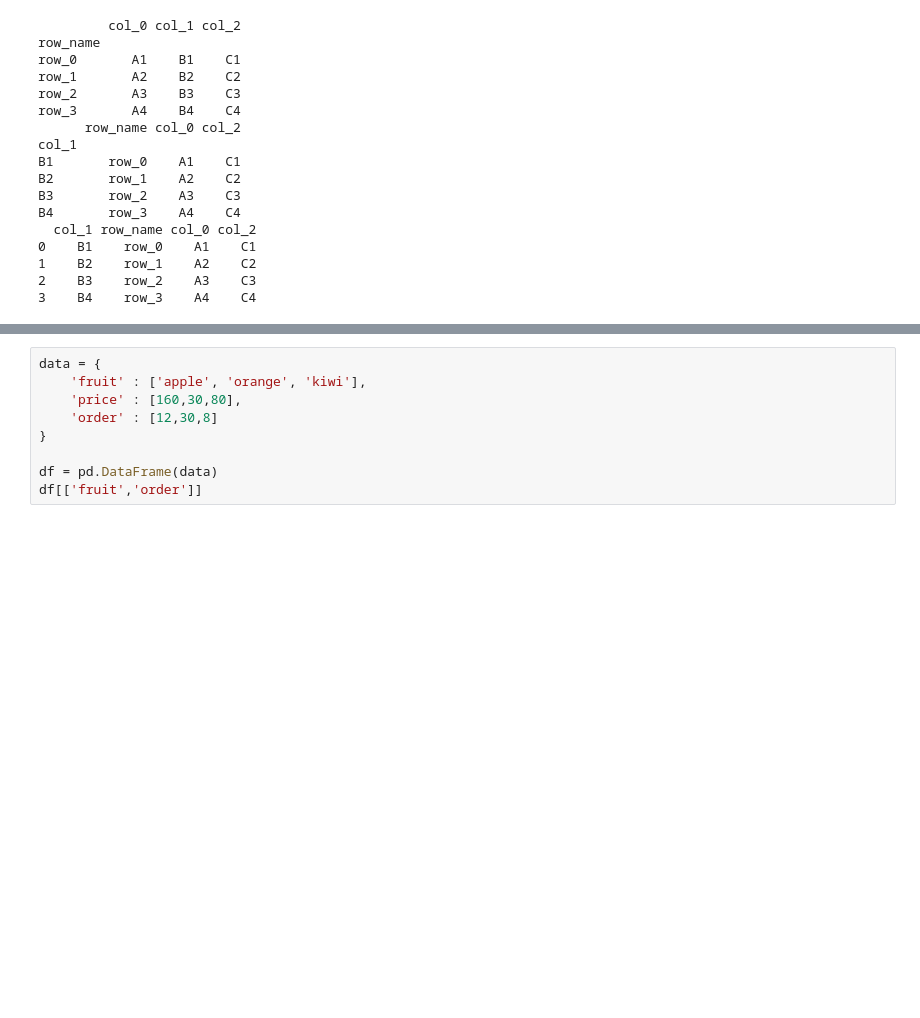
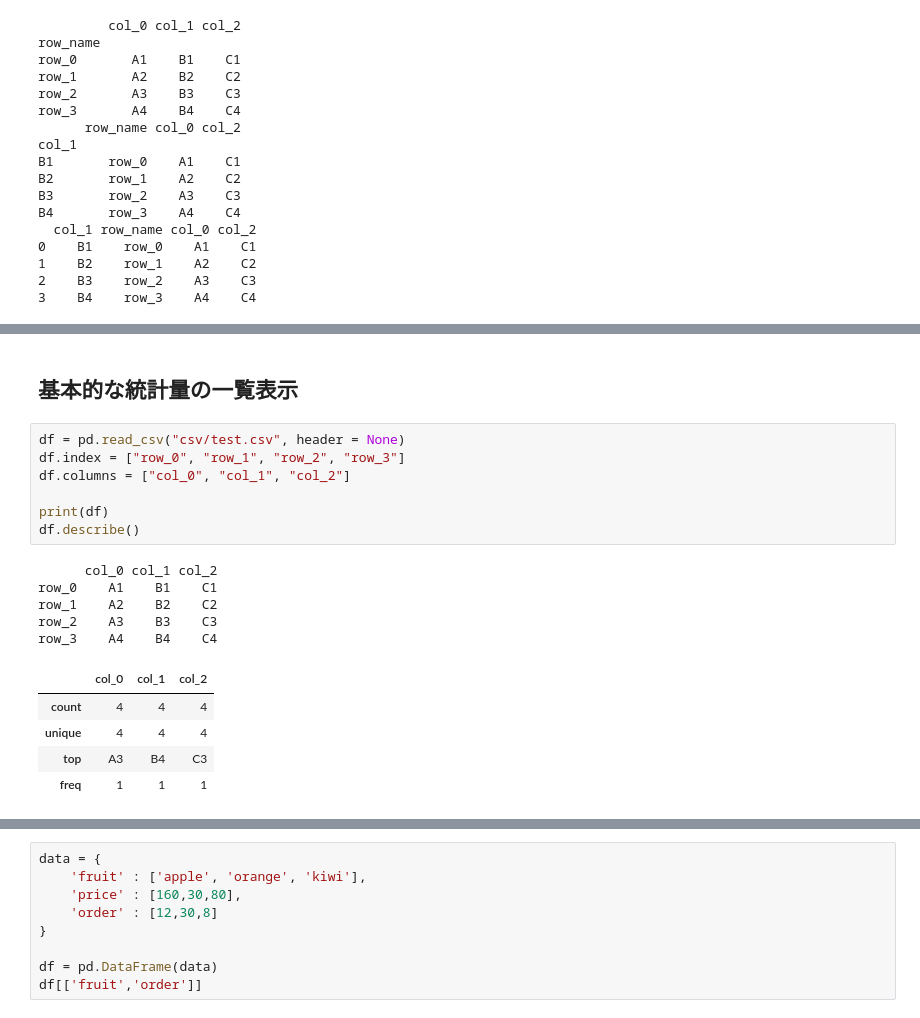
Before and after one commit to ftakao2007/python, a Jupyter notebook: jupyter_notebook/pandas/base_pandas.ipynb, the cells around one changed output, grey strips where cells are left out. Saved outputs shown, nothing was run; the diff lists cells and outputs as text; blank space fills up the shorter version.

```diff
--- a/jupyter_notebook/pandas/base_pandas.ipynb
+++ b/jupyter_notebook/pandas/base_pandas.ipynb
@@ -332,0 +432,20 @@ B4       row_3    A4    C4
+# %% [markdown]
+## 基本的な統計量の一覧表示
+# %%
+df = pd.read_csv("csv/test.csv", header = None)
+df.index = ["row_0", "row_1", "row_2", "row_3"]
+df.columns = ["col_0", "col_1", "col_2"]
+
+print(df)
+df.describe()
+# %% [output]
+      col_0 col_1 col_2
+row_0    A1    B1    C1
+row_1    A2    B2    C2
+row_2    A3    B3    C3
+row_3    A4    B4    C4
+|  | col_0 | col_1 | col_2 |
+| count | 4 | 4 | 4 |
+| unique | 4 | 4 | 4 |
+| top | A3 | B4 | C3 |
+| freq | 1 | 1 | 1 |
```
Also changed, not shown: parts of 15 cells of this notebook.
